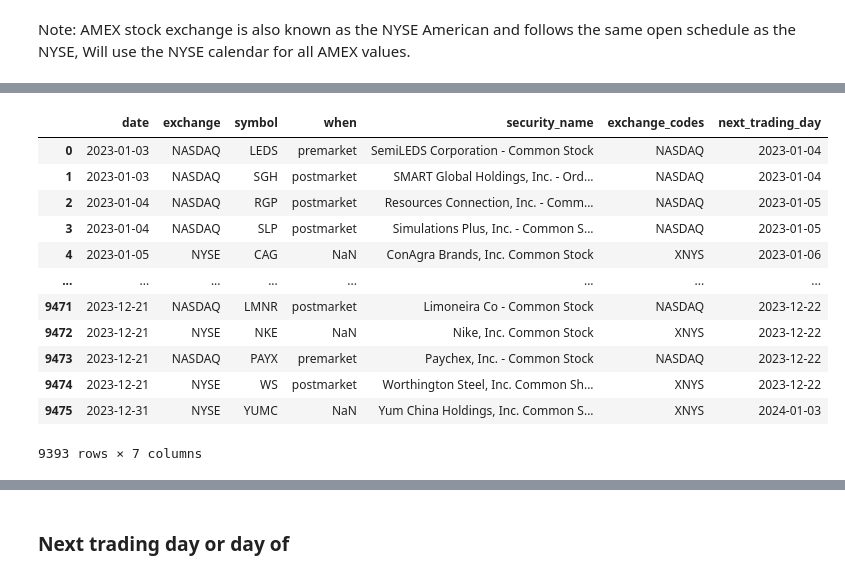
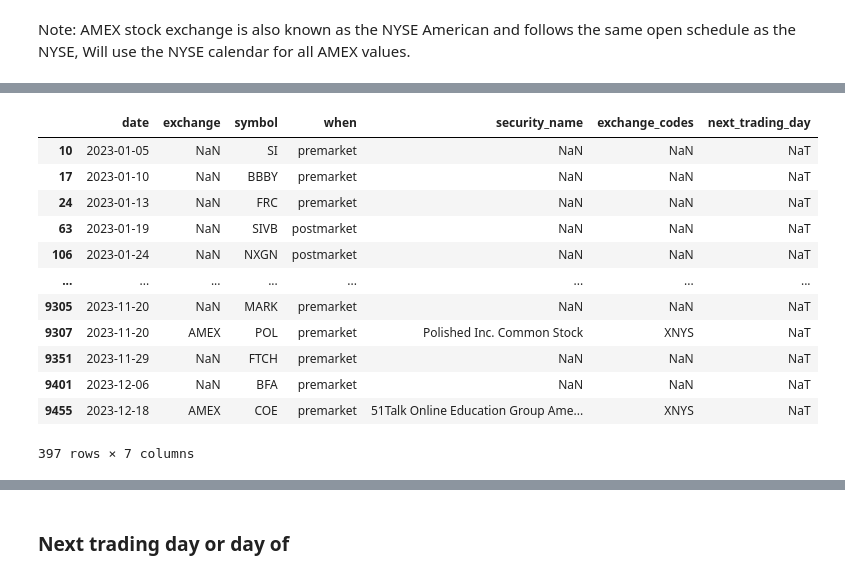
Before and after one commit to brigittesullivan/eps-stock-market-ml-project, a Jupyter notebook: 1_Data_Loading.ipynb, the cells around one changed output, grey strips where cells are left out. Saved outputs shown, nothing was run; the diff lists cells and outputs as text; code cells hidden in the pictures.

```diff
--- a/1_Data_Loading.ipynb
+++ b/1_Data_Loading.ipynb
@@ -146,6 +130,7 @@ earnings_df = earnings_df[['date', 'exchange', 'symbol', 'when',
 # %%
 # cleaning - remove nans:
-result = earnings_df[earnings_df.isnull().any(axis=1)]
-result
+# fill missing NA's
+earnings_df.loc[:,'when'].fillna(value='premarket', inplace=True)
+earnings_df
 # %% [output]
 |  | date | exchange | symbol | when | security_name |
@@ -180,6 +165,6 @@ earnings_df[earnings_df['when'].isnull()]
 # %%
 # Convert the 'date' column to datetime
-earnings_df = earnings_df.copy()
+# earnings_df = earnings_df.copy()
 earnings_df['date'] = pd.to_datetime(earnings_df['date'])
 # %%
 earnings_df.dtypes
@@ -190,3 +175,7 @@ symbol                   object
 when                     object
 security_name            object
 dtype: object
+# %%
+# remove data for companies not in ticker list
+earnings_df = earnings_df[earnings_df['symbol'].isin(tickers_df['Ticker'])].copy()
+earnings_df
@@ -384,7 +293,8 @@ stock_ex_codes = {
 }
 # %%
 # get the exchange code used to pull up market calendar:
-exchange_code = earnings_df['exchange'].map(stock_ex_codes)
+exchange_code = earnings_df['exchange'].map(stock_ex_codes).copy()
+# type(exchange_code)
 exchange_code
 # %% [output]
 0       NASDAQ
@@ -465,16 +392,16 @@ earnings_df
 # %%
-earnings_df
+earnings_df[earnings_df['next_trading_day'].isnull()]
 # %% [output]
 |  | date | exchange | symbol | when | security_name | exchange_codes | next_trading_day |
-| 0 | 2023-01-03 | NASDAQ | LEDS | premarket | SemiLEDS Corporation - Common Stock | NASDAQ | 2023-01-04 |
-| 1 | 2023-01-03 | NASDAQ | SGH | postmarket | SMART Global Holdings, Inc. - Ord... | NASDAQ | 2023-01-04 |
-| 2 | 2023-01-04 | NASDAQ | RGP | postmarket | Resources Connection, Inc. - Comm... | NASDAQ | 2023-01-05 |
-| 3 | 2023-01-04 | NASDAQ | SLP | postmarket | Simulations Plus, Inc. - Common S... | NASDAQ | 2023-01-05 |
-| 4 | 2023-01-05 | NYSE | CAG | NaN | ConAgra Brands, Inc. Common Stock | XNYS | 2023-01-06 |
+| 10 | 2023-01-05 | NaN | SI | premarket | NaN | NaN | NaT |
+| 17 | 2023-01-10 | NaN | BBBY | premarket | NaN | NaN | NaT |
+| 24 | 2023-01-13 | NaN | FRC | premarket | NaN | NaN | NaT |
+| 63 | 2023-01-19 | NaN | SIVB | postmarket | NaN | NaN | NaT |
+| 106 | 2023-01-24 | NaN | NXGN | postmarket | NaN | NaN | NaT |
 | ... | ... | ... | ... | ... | ... | ... | ... |
-| 9471 | 2023-12-21 | NASDAQ | LMNR | postmarket | Limoneira Co - Common Stock | NASDAQ | 2023-12-22 |
-| 9472 | 2023-12-21 | NYSE | NKE | NaN | Nike, Inc. Common Stock | XNYS | 2023-12-22 |
-| 9473 | 2023-12-21 | NASDAQ | PAYX | premarket | Paychex, Inc. - Common Stock | NASDAQ | 2023-12-22 |
-| 9474 | 2023-12-21 | NYSE | WS | postmarket | Worthington Steel, Inc. Common Sh... | XNYS | 2023-12-22 |
-| 9475 | 2023-12-31 | NYSE | YUMC | NaN | Yum China Holdings, Inc. Common S... | XNYS | 2024-01-03 |
+| 9305 | 2023-11-20 | NaN | MARK | premarket | NaN | NaN | NaT |
+| 9307 | 2023-11-20 | AMEX | POL | premarket | Polished Inc. Common Stock | XNYS | NaT |
+| 9351 | 2023-11-29 | NaN | FTCH | premarket | NaN | NaN | NaT |
+| 9401 | 2023-12-06 | NaN | BFA | premarket | NaN | NaN | NaT |
+| 9455 | 2023-12-18 | AMEX | COE | premarket | 51Talk Online Education Group Ame... | XNYS | NaT |
-9393 rows × 7 columns
+397 rows × 7 columns
```
Also changed, not shown: parts of 75 cells of this notebook, 5 other files.
